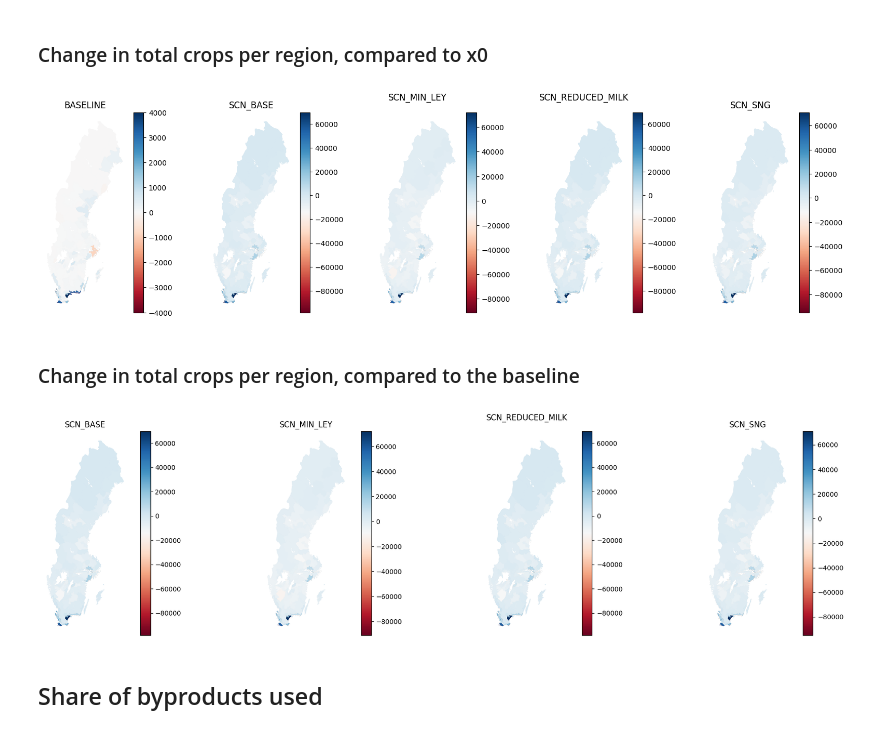
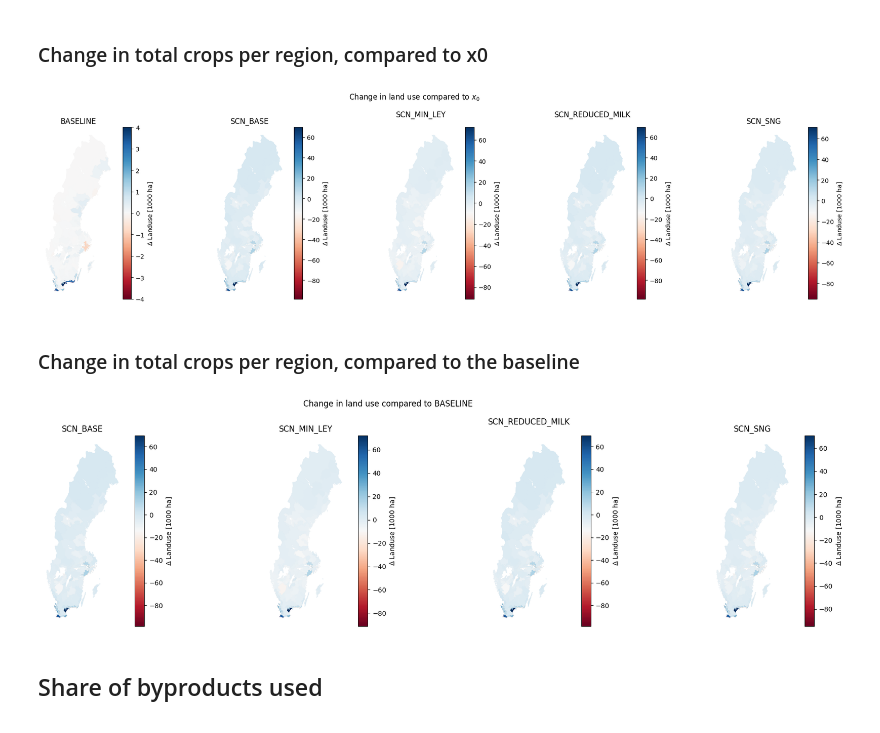
Before and after one commit to wanecek/eitm01-scenarios, a Jupyter notebook: analysis.ipynb, the cells around one changed output. Drawn from its saved outputs; the diff is of its cells as text; code cells hidden in the pictures.

Commit message:
Update labels and refine plots

```diff
--- a/analysis.ipynb
+++ b/analysis.ipynb
@@ -129,20 +129,23 @@ for cr_i, cr in enumerate(crs):
 # %%
 x0_crops_per_region = session.get_attr("r", "x0_crops").drop(columns=[("Wheat (add)",), ("Peas (add)",)]).T.groupby(["prod_system", "region"]).sum().T
 x_crops_per_region = session.get_attr("f", "x_crops").drop(columns=[("Wheat (add)",), ("Peas (add)",)]).T.groupby(["prod_system", "region"]).sum().T
 delta = x_crops_per_region - x0_crops_per_region
 
 fig, axs = plt.subplots(1, len(session.scenarios()), figsize=(20, 5))
 for scn, ax in zip(list(session.scenarios().keys()), axs):
     try:
-        data = delta.loc[(scn, "2020"),:]
+        data = delta.loc[(scn, "2020"),:] / 1e3
     except Exception:
         continue
 
     ax.set_axis_off()
     ax.set_title(scn)
-    plot.map_from_series(delta.loc[(scn, "2020"),:], cmap="RdBu", ax=ax)
+    plot.map_from_series(data, cmap="RdBu", ax=ax, legend_kwds={ "label": r"$\Delta$ Landuse [1000 ha]" })
+
+fig.suptitle(r"Change in land use compared to $x_0$")
+fig.tight_layout()
 # %% [output]
-[figure, old version]
+[figure, new version]
 # %% [markdown]
 ### Change in total crops per region, compared to the baseline
 # %%
@@ -158,14 +161,16 @@ for scn, ax in zip(scenarios, axs):
     ax.set_title(scn)
 
     try:
-        data = delta.loc[(scn, "2020"),:]
+        data = delta.loc[(scn, "2020"),:] / 1e3
     except Exception:
         continue
 
-    plot.map_from_series(data, cmap="RdBu", ax=ax)
+    plot.map_from_series(data, cmap="RdBu", ax=ax, legend_kwds={ "label": r"$\Delta$ Landuse [1000 ha]" })
+
+fig.suptitle("Change in land use compared to BASELINE")
 fig.tight_layout()
 # %% [output]
-[figure, old version]
+[figure, new version]
 # %% [markdown]
 ## Share of byproducts used
 # %%
```
Also changed, not shown: parts of 3 cells of this notebook.
